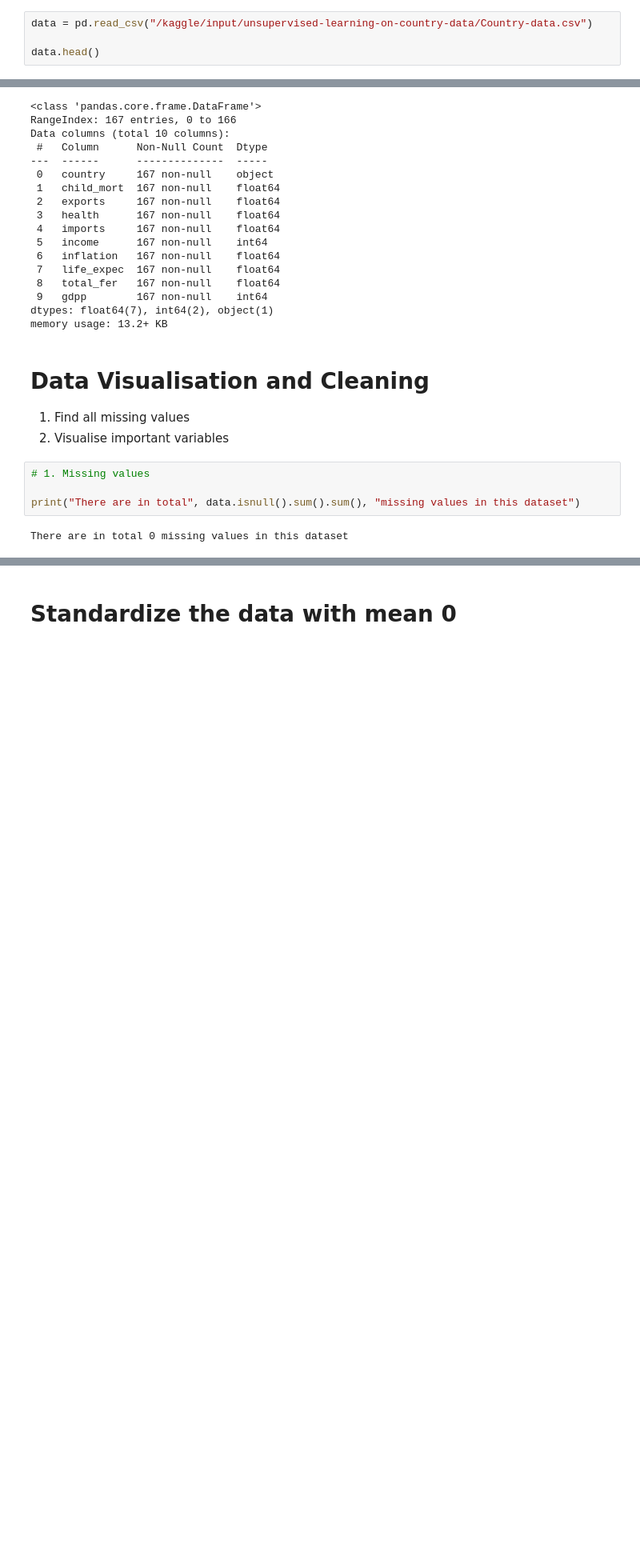
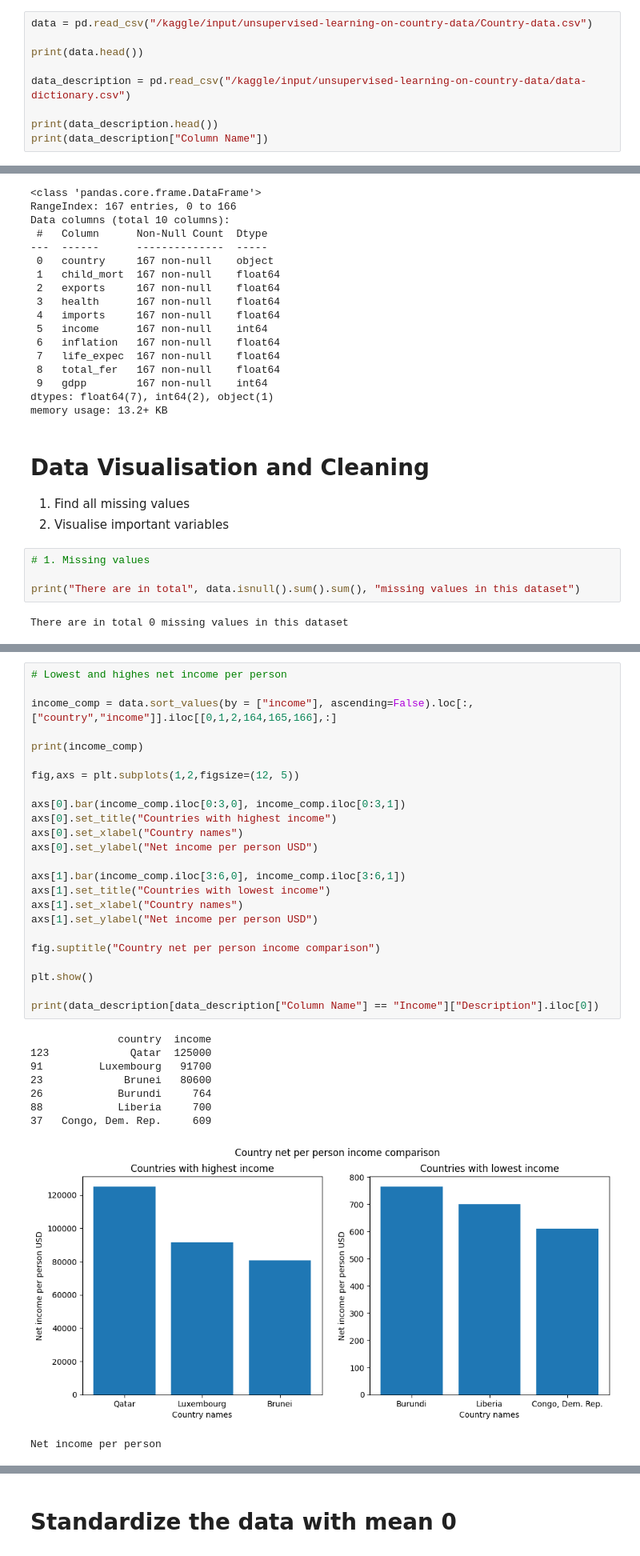
Before and after one commit to Lukas2010/Country-data, a Jupyter notebook: unsupervised-learning-country-data.ipynb, the cells around one changed output, grey strips where cells are left out. Shown: that part at 80% size. Saved outputs shown, nothing was run; the diff lists cells and outputs as text; blank space fills up the shorter version.

Commit message:
Kaggle Notebook | Unsupervised learning - Country Data | Version 6

```diff
--- a/unsupervised-learning-country-data.ipynb
+++ b/unsupervised-learning-country-data.ipynb
@@ -33,5 +32,10 @@ import matplotlib.pyplot as plt
 # %%
 data = pd.read_csv("/kaggle/input/unsupervised-learning-on-country-data/Country-data.csv")
 
-data.head()
+print(data.head())
+
+data_description = pd.read_csv("/kaggle/input/unsupervised-learning-on-country-data/data-dictionary.csv")
+
+print(data_description.head())
+print(data_description["Column Name"])
 # %% [output]
@@ -109,0 +128,34 @@ plt.show()
+# %%
+# Lowest and highes net income per person
+
+income_comp = data.sort_values(by = ["income"], ascending=False).loc[:,["country","income"]].iloc[[0,1,2,164,165,166],:]
+
+print(income_comp)
+
+fig,axs = plt.subplots(1,2,figsize=(12, 5))
+
+axs[0].bar(income_comp.iloc[0:3,0], income_comp.iloc[0:3,1])
+axs[0].set_title("Countries with highest income")
+axs[0].set_xlabel("Country names")
+axs[0].set_ylabel("Net income per person USD")
+
+axs[1].bar(income_comp.iloc[3:6,0], income_comp.iloc[3:6,1])
+axs[1].set_title("Countries with lowest income")
+axs[1].set_xlabel("Country names")
+axs[1].set_ylabel("Net income per person USD")
+
+fig.suptitle("Country net per person income comparison")
+
+plt.show()
+
+print(data_description[data_description["Column Name"] == "Income"]["Description"].iloc[0])
+# %% [output]
+              country  income
+123             Qatar  125000
+91         Luxembourg   91700
+23             Brunei   80600
+26            Burundi     764
+88            Liberia     700
+37   Congo, Dem. Rep.     609
+[figure, added]
+Net income per person
```
Also changed, not shown: parts of 9 cells of this notebook.
